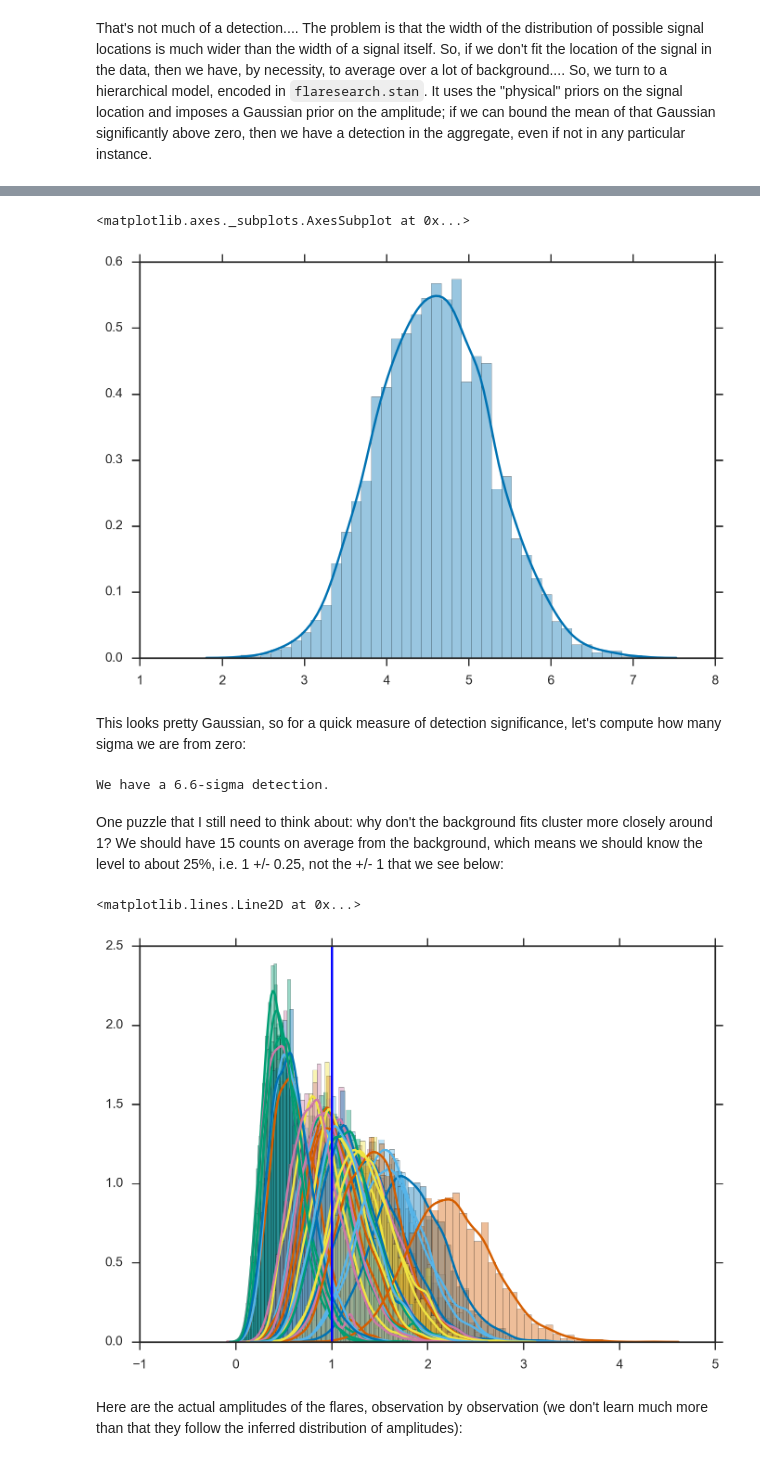
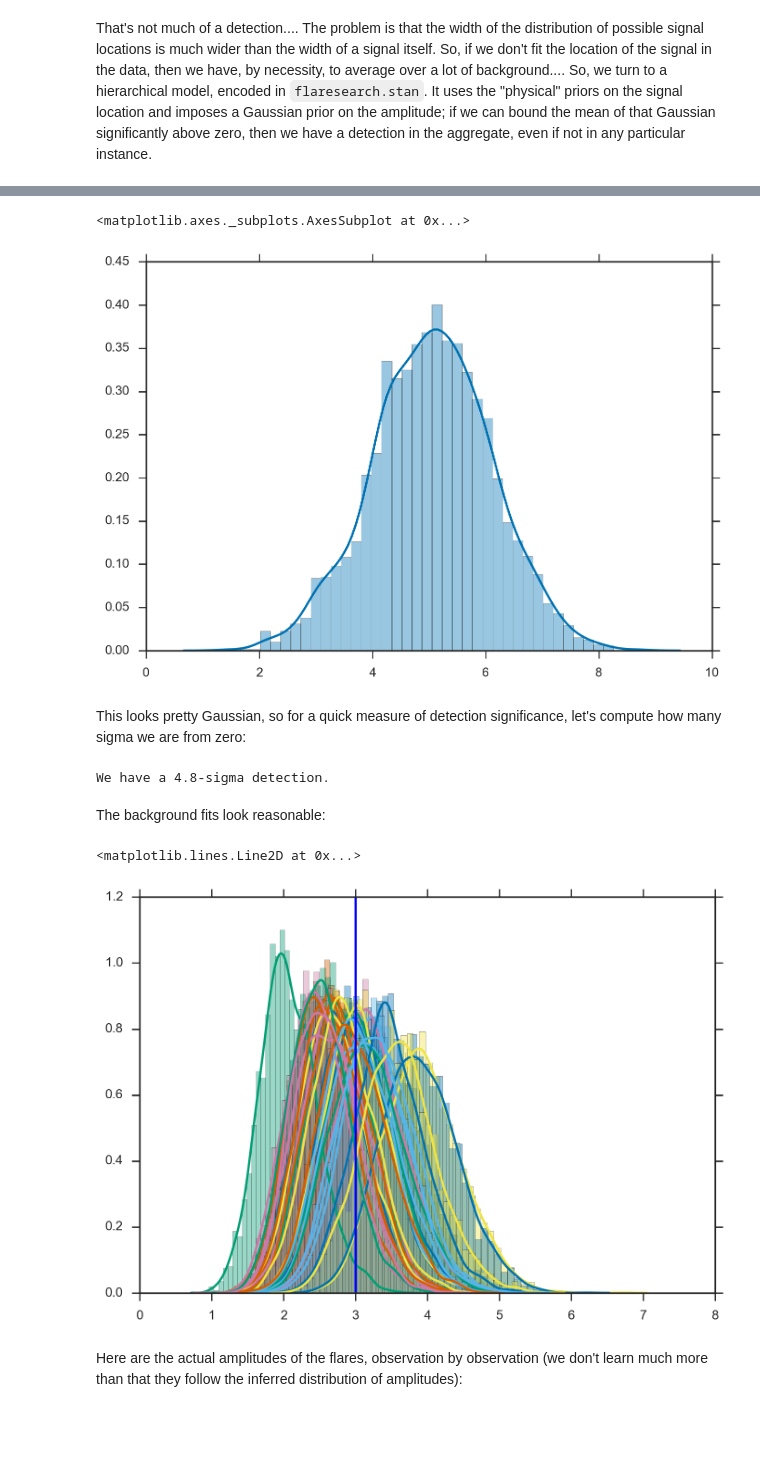
Before and after one commit to afcarl/ShatteringFlares, a Jupyter notebook: FlareSearch.ipynb, the cells around one changed output, grey strips where cells are left out. Drawn from its saved outputs; the diff is of its cells as text; code cells hidden in the pictures; blank space fills up the shorter version.

Commit message:
Fixed bug in calculation of basic-stacking sigma.

```diff
--- a/FlareSearch.ipynb
+++ b/FlareSearch.ipynb
@@ -48,7 +48,7 @@ def generate(nobs):
         A = -1.0
         while A < 0:
             A = random.normal(5, 2)
-        counts = random.poisson(ones(15) + A*sigwt(ts, t0, 1.0))
+        counts = random.poisson(3.0*ones(15) + A*sigwt(ts, t0, 1.0))
         data.append(counts)
     return data
 # %% [markdown]
@@ -117,7 +119,7 @@ Whereas before we had a $\sim 1 \, \sigma$ "detection," here we see that we have
 sns.distplot(chain['mu_a'])
 # %% [output]
 <matplotlib.axes._subplots.AxesSubplot at 0x...>
-[figure, old version]
+[figure, new version]
 # %% [markdown]
 This looks pretty Gaussian, so for a quick measure of detection significance, let's compute how many sigma we are from zero:
 # %%
@@ -125,15 +127,15 @@ m = mean(chain['mu_a'])
 s = std(chain['mu_a'])
 print("We have a {:.1f}-sigma detection.".format(m/s))
 # %% [output]
-We have a 6.6-sigma detection.
+We have a 4.8-sigma detection.
-# %% [markdown]
-One puzzle that I still need to think about: why don't the background fits cluster more closely around 1?  We should have 15 counts on average from the background, which means we should know the level to about 25%, i.e. 1 +/- 0.25, not the +/- 1 that we see below:
+# %% [markdown]
+The background fits look reasonable:
 # %%
 for i in range(len(ctdata)):
     sns.distplot(chain['bg'][:,i])
-axvline(1)
+axvline(3)
 # %% [output]
 <matplotlib.lines.Line2D at 0x...>
-[figure, old version]
+[figure, new version]
 # %% [markdown]
 Here are the actual amplitudes of the flares, observation by observation (we don't learn much more than that they follow the inferred distribution of amplitudes):
```
Also changed, not shown: parts of 9 cells of this notebook.
